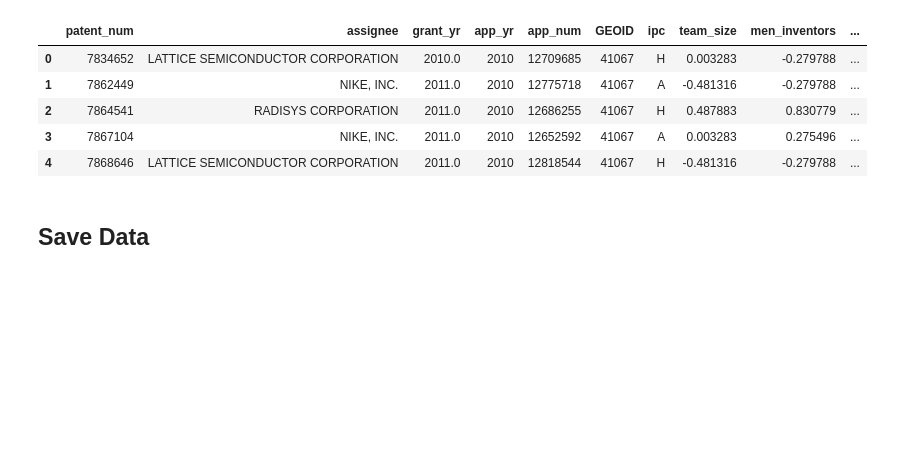
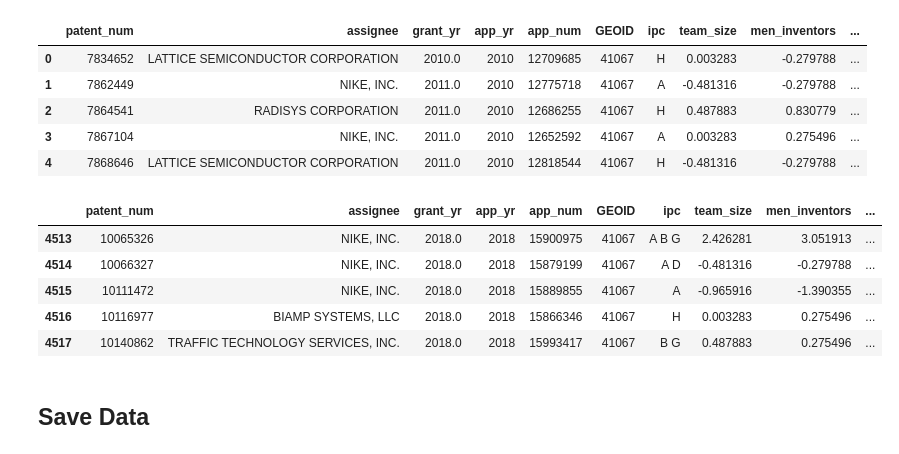
Before and after one commit to mhk9c/patents22, a Jupyter notebook: 8_clean_merged.ipynb, the cells around one changed output. Drawn from its saved outputs; the diff is of its cells as text; code cells hidden in the pictures; blank space fills up the shorter version.

Commit message:
Update 8_clean_merged.ipynb
normalized more variables by labor force > 16
standardized the test set

```diff
--- a/8_clean_merged.ipynb
+++ b/8_clean_merged.ipynb
@@ -130,3 +145,5 @@ patents_full['est_by_pop_gt_16_lf'] = patents_full['est']/patents_full['pop_gt_1
+# %%
+patents_full['Award_by_pop_gt_16_lf'] = patents_full['Award_Amount']/patents_full['pop_gt_16_lf']
 # %% [markdown]
 ## Cleaning University Assignments
 
@@ -142,6 +159,7 @@ patents_full[['r1','r2','special_focus']] = patents_full[['r1','r2','special_foc
 # %%
 #patents_full.already_granted
 # %%
+#look at the difference in too population estimates -> not part of features
 # patents_full[['GEOID', 'app_yr', 'Pop_Est' ,'Population_Estimate', 'Total_employment', 'pop_gt_16_lf']]
-patents_full['diff'] = patents_full['Pop_Est'] - patents_full['Population_Estimate']
-patents_full.sort_values(by = 'diff', ascending = False).tail(5)
+#patents_full['diff'] = patents_full['Pop_Est'] - patents_full['Population_Estimate']
+#patents_full.sort_values(by = 'diff', ascending = False).tail(5)
@@ -539,7 +549,10 @@ numeric = [
  'Wages_and_salaries',
  'Applications',
  'Award_Amount',
- 'GDP_by_labor_force'
+ 'GDP_by_labor_force',
+ 'apps_by_pop_gt_16_lf',
+ 'Wages_by_pop_gt_16_lf',
+ 'Award_by_pop_gt_16_lf'
 ]
 # %% [markdown]
 ## Split Data
@@ -571,6 +585,15 @@ features = train[numeric]
 scaler = StandardScaler().fit(features.values)
 features = scaler.transform(features.values)
 train[numeric] = features
+# %%
+# for the test data
+test = patents_test_val.copy()
+features_test = test[numeric]
+
+# use same scale info from the train data on the test
+#scaler = StandardScaler().fit(features.values)
+features_test = scaler.transform(features_test.values)
+test[numeric] = features_test
 # %%
 train.head(5)
 # %% [output]
@@ -580,6 +603,15 @@ train.head(5)
 | 2 | 7864541 | RADISYS CORPORATION | 2011.0 | 2010 | 12686255 | 41067 | H | 0.487883 | 0.830779 | ... |
 | 3 | 7867104 | NIKE, INC. | 2011.0 | 2010 | 12652592 | 41067 | A | 0.003283 | 0.275496 | ... |
 | 4 | 7868646 | LATTICE SEMICONDUCTOR CORPORATION | 2011.0 | 2010 | 12818544 | 41067 | H | -0.481316 | -0.279788 | ... |
+# %%
+test.head(5)
+# %% [output]
+|  | patent_num | assignee | grant_yr | app_yr | app_num | GEOID | ipc | team_size | men_inventors | ... |
+| 4513 | 10065326 | NIKE, INC. | 2018.0 | 2018 | 15900975 | 41067 | A B G | 2.426281 | 3.051913 | ... |
+| 4514 | 10066327 | NIKE, INC. | 2018.0 | 2018 | 15879199 | 41067 | A D | -0.481316 | -0.279788 | ... |
+| 4515 | 10111472 | NIKE, INC. | 2018.0 | 2018 | 15889855 | 41067 | A | -0.965916 | -1.390355 | ... |
+| 4516 | 10116977 | BIAMP SYSTEMS, LLC | 2018.0 | 2018 | 15866346 | 41067 | H | 0.003283 | 0.275496 | ... |
+| 4517 | 10140862 | TRAFFIC TECHNOLOGY SERVICES, INC. | 2018.0 | 2018 | 15993417 | 41067 | B G | 0.487883 | 0.275496 | ... |
 # %% [markdown]
 ## Save Data
 # %%
```
Also changed, not shown: parts of 17 cells of this notebook.
